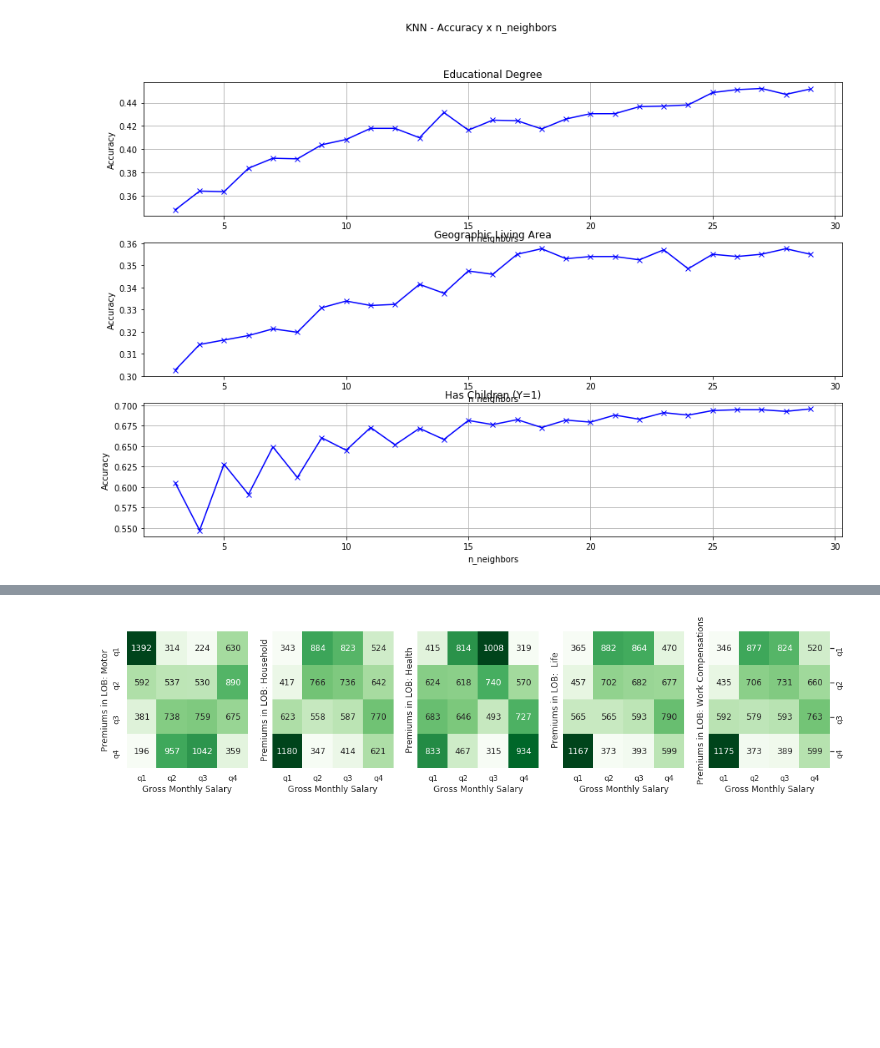
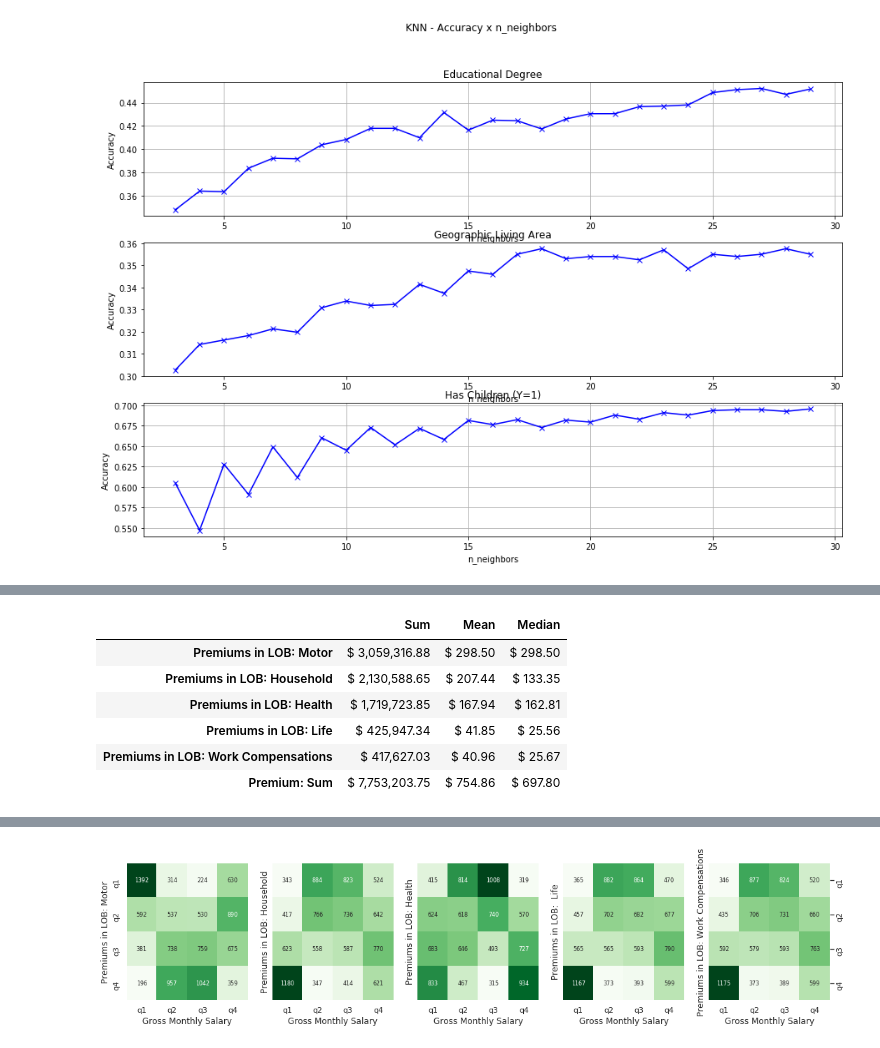
Before and after one commit to apanchot/data_mining, a Jupyter notebook: Data_Mining_Project.ipynb, the cells around one changed output, grey strips where cells are left out. Cells and saved outputs as stored; diff of their text form; code cells hidden in the pictures; blank space fills up the shorter version.

Commit message:
Inserted analysis of sum of premiums

```diff
--- a/Data_Mining_Project.ipynb
+++ b/Data_Mining_Project.ipynb
@@ -446,3 +448,19 @@ plotCorrelation(InsCon)
+# %%
+#print(InsCon.mean(), '\n\n', InsCon.sum())
+
+pd.options.display.float_format = '$ {:,.2f}'.format
+ins_sum = pd.DataFrame(InsCon.sum(), columns=['Sum'])
+ins_mean = pd.DataFrame(InsCon.mean(), columns=['Mean'])
+ins_median = pd.DataFrame(InsCon.median(), columns=['Median'])
+pd.concat([ins_sum, ins_mean, ins_median], axis=1, sort=False)
+# %% [output]
+|  | Sum | Mean | Median |
+| Premiums in LOB: Motor | $ 3,059,316.88 | $ 298.50 | $ 298.50 |
+| Premiums in LOB: Household | $ 2,130,588.65 | $ 207.44 | $ 133.35 |
+| Premiums in LOB: Health | $ 1,719,723.85 | $ 167.94 | $ 162.81 |
+| Premiums in LOB: Life | $ 425,947.34 | $ 41.85 | $ 25.56 |
+| Premiums in LOB: Work Compensations | $ 417,627.03 | $ 40.96 | $ 25.67 |
+| Premium: Sum | $ 7,753,203.75 | $ 754.86 | $ 697.80 |
 # %%
 #Plotting the correlation between Customer Value & Engagement variables
 plotCorrelation(ValEng)
```
Also changed, not shown: parts of 7 cells of this notebook.
